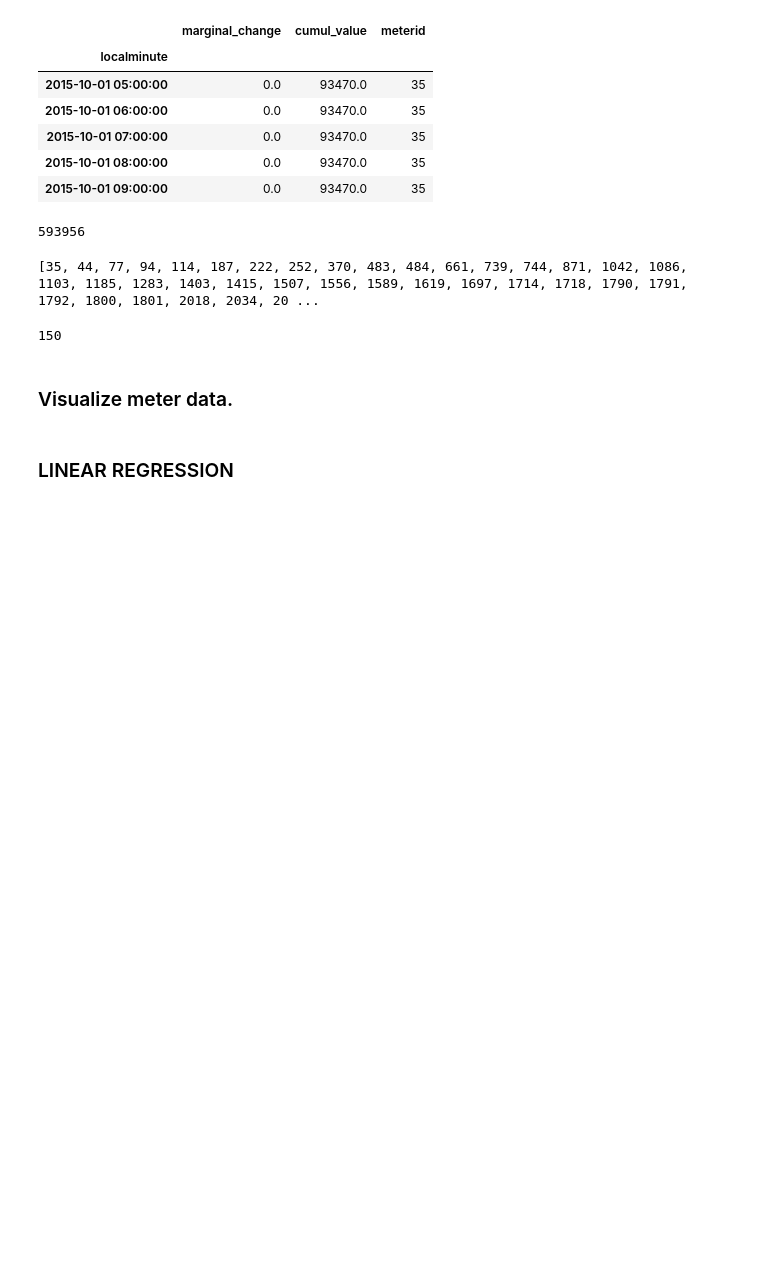
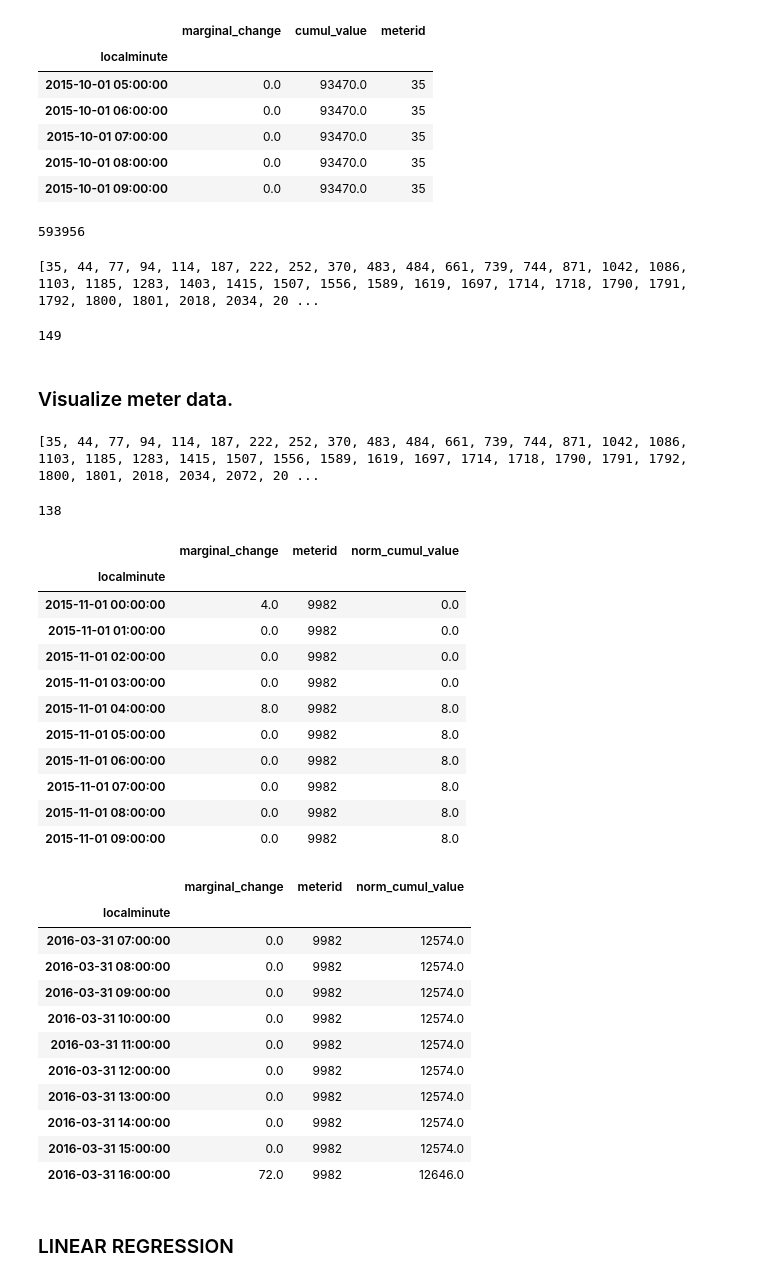
Before and after one commit to melvintzw/ee4211, a Jupyter notebook: linear_regression_svr.ipynb, the cells around one changed output. Drawn from its saved outputs; the diff is of its cells as text; code cells hidden in the pictures; blank space fills up the shorter version.

Commit message:
normalized cumulative readings.

```diff
--- a/linear_regression_svr.ipynb
+++ b/linear_regression_svr.ipynb
@@ -33,10 +33,11 @@ groups = df_all.groupby('meterid')
 keys = groups.groups.keys()  # keys: an iterable of dataids or meter ids
 # %%
 id_list = list(keys)
+id_list.remove(8703)  # meterid 8703 was found to have data for only 2 weeks in Oct.
 display(id_list, len(id_list))
 # %% [output]
 [35, 44, 77, 94, 114, 187, 222, 252, 370, 483, 484, 661, 739, 744, 871, 1042, 1086, 1103, 1185, 1283, 1403, 1415, 1507, 1556, 1589, 1619, 1697, 1714, 1718, 1790, 1791, 1792, 1800, 1801, 2018, 2034, 20 ...
-150
+149
 # %% [markdown]
 ### Visualize meter data.
 # %%
@@ -49,6 +50,66 @@ display(id_list, len(id_list))
 #     plt.title(f'meter {i}, {len(df_i)} samples')
 #     plt.scatter(x=df_i.index, y=df_i['cumul_value'])
 #     plt.show()
+# %%
+# get list of meterids whose first datapoint is at least as early as pre-specified 'origin_date'.
+# and whose last datapoint is after some specified 'end_date'
+# the reason is to get a set of data that can be normalized and then fed as regression input.
+
+origin_date = '2015-11-01'
+
+valid_list = []
+for meterid in id_list:
+    df_i = groups.get_group(meterid)
+    if df_i.index[0] <= pd.to_datetime(origin_date):
+        valid_list.append(meterid)
+
+display(valid_list, len(valid_list))
+# %% [output]
+[35, 44, 77, 94, 114, 187, 222, 252, 370, 483, 484, 661, 739, 744, 871, 1042, 1086, 1103, 1185, 1283, 1415, 1507, 1556, 1589, 1619, 1697, 1714, 1718, 1790, 1791, 1792, 1800, 1801, 2018, 2034, 2072, 20 ...
+138
+# %%
+# normalize the cumulative values before fitting the model over the values!!
+
+def normalize_cumul(df, start_date):
+    '''
+    normalize the cumul values towards a common start_date.
+
+    df: dataframe. dataframe representing one meterid's data. df must have datetimeindex, and 'cumul_value' column
+    '''
+    df1 = df.loc[df.index >= pd.to_datetime(start_date)]
+    const = df1['cumul_value'].iloc[0]  # get first cumul value.
+    ser_norm = df1['cumul_value'] - const
+    df_new = df1.assign(norm_cumul_value=ser_norm).drop(columns=['cumul_value'])
+
+    return df_new
+
+df_eg = normalize_cumul(df_i, origin_date)
+display(df_eg.head(10), df_eg.tail(10))
+# %% [output]
+|  | marginal_change | meterid | norm_cumul_value |
+| localminute |  |  |  |
+| 2015-11-01 00:00:00 | 4.0 | 9982 | 0.0 |
+| 2015-11-01 01:00:00 | 0.0 | 9982 | 0.0 |
+| 2015-11-01 02:00:00 | 0.0 | 9982 | 0.0 |
+| 2015-11-01 03:00:00 | 0.0 | 9982 | 0.0 |
+| 2015-11-01 04:00:00 | 8.0 | 9982 | 8.0 |
+| 2015-11-01 05:00:00 | 0.0 | 9982 | 8.0 |
+| 2015-11-01 06:00:00 | 0.0 | 9982 | 8.0 |
+| 2015-11-01 07:00:00 | 0.0 | 9982 | 8.0 |
+| 2015-11-01 08:00:00 | 0.0 | 9982 | 8.0 |
+| 2015-11-01 09:00:00 | 0.0 | 9982 | 8.0 |
+|  | marginal_change | meterid | norm_cumul_value |
+| localminute |  |  |  |
+| 2016-03-31 07:00:00 | 0.0 | 9982 | 12574.0 |
+| 2016-03-31 08:00:00 | 0.0 | 9982 | 12574.0 |
+| 2016-03-31 09:00:00 | 0.0 | 9982 | 12574.0 |
+| 2016-03-31 10:00:00 | 0.0 | 9982 | 12574.0 |
+| 2016-03-31 11:00:00 | 0.0 | 9982 | 12574.0 |
+| 2016-03-31 12:00:00 | 0.0 | 9982 | 12574.0 |
+| 2016-03-31 13:00:00 | 0.0 | 9982 | 12574.0 |
+| 2016-03-31 14:00:00 | 0.0 | 9982 | 12574.0 |
+| 2016-03-31 15:00:00 | 0.0 | 9982 | 12574.0 |
+| 2016-03-31 16:00:00 | 72.0 | 9982 | 12646.0 |
 # %% [markdown]
 ### LINEAR REGRESSION
 # %%
```
Also changed, not shown: parts of 3 cells of this notebook.
